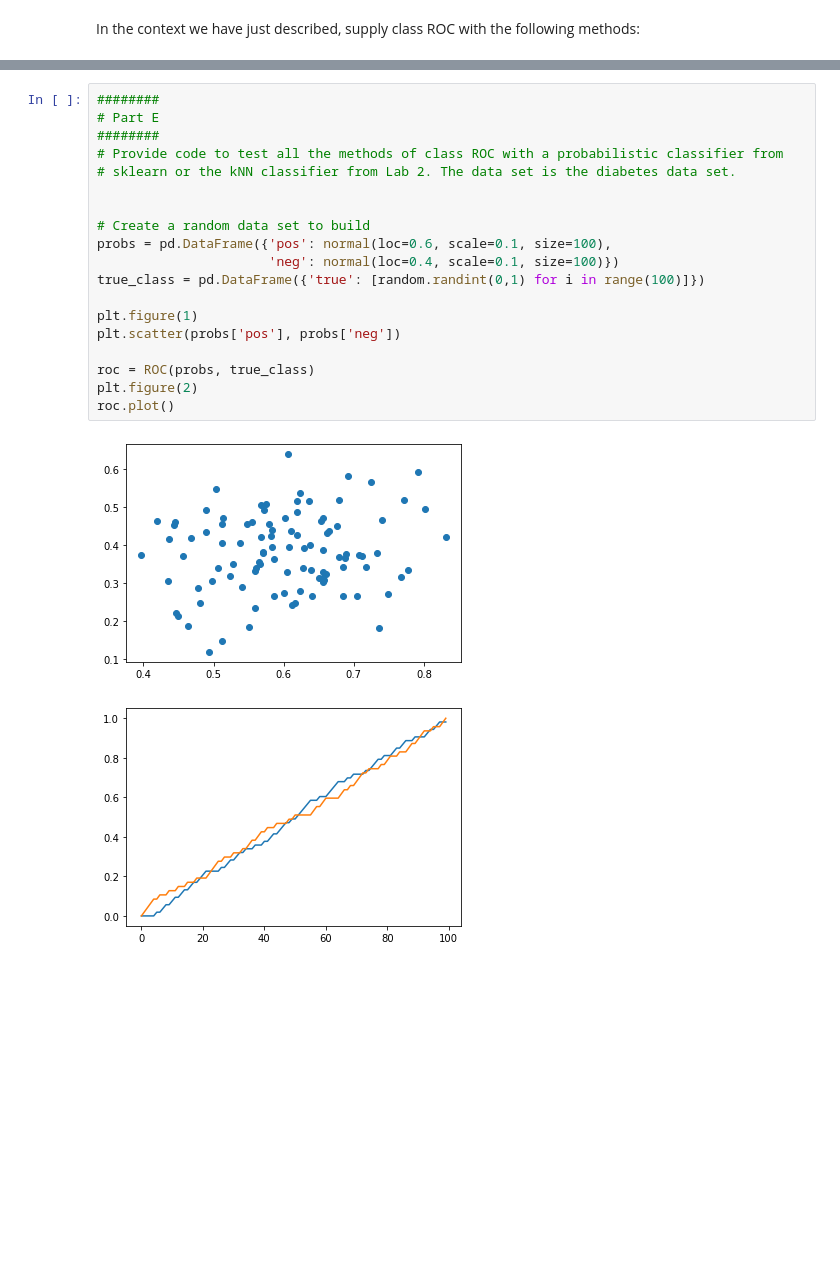
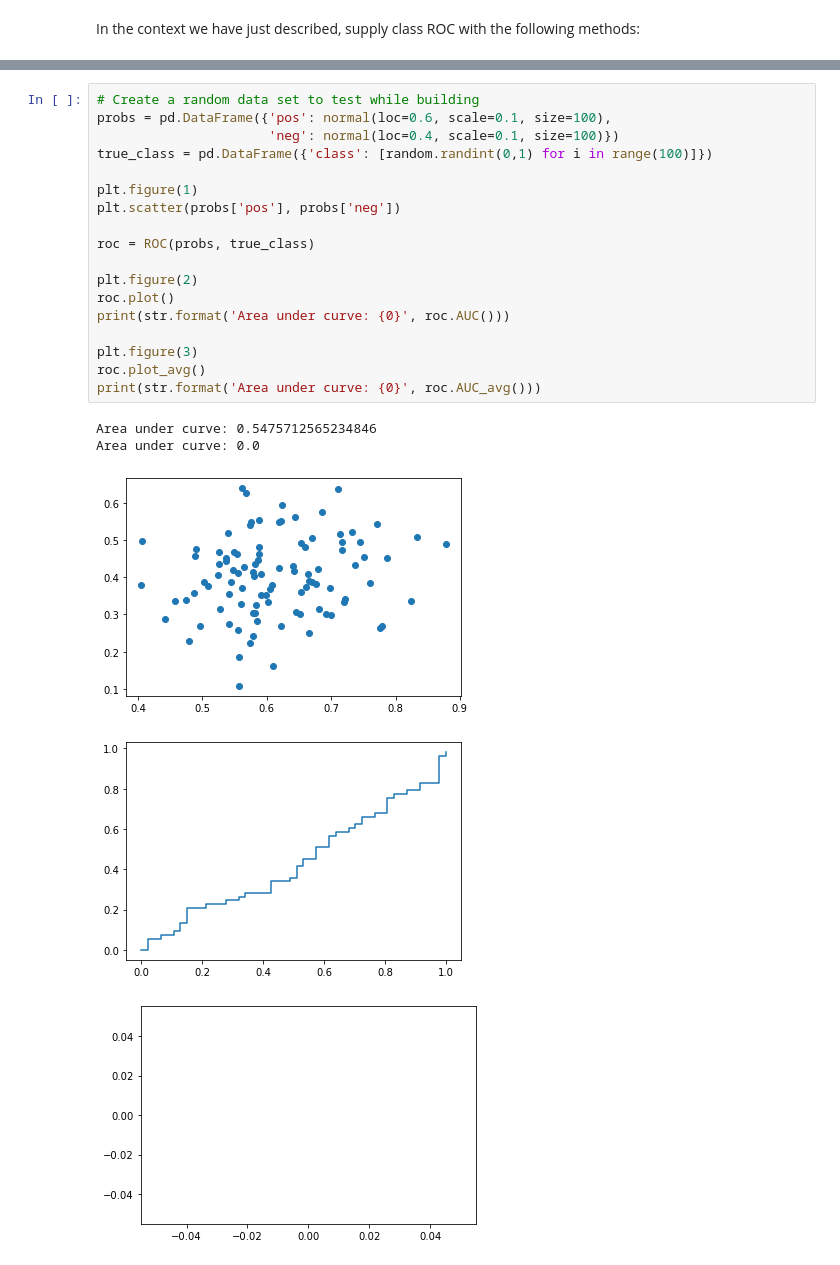
Before and after one commit to S010MON/machine_learning, a Jupyter notebook: Lab_03-ROC_Analysis.ipynb, the cells around one changed output, grey strips where cells are left out. Cells and saved outputs as stored; diff of their text form; blank space fills up the shorter version.

```diff
--- a/Lab_03-ROC_Analysis.ipynb
+++ b/Lab_03-ROC_Analysis.ipynb
@@ -109,22 +171,24 @@ instances of opposite classes that have the same probability for the positive cl
 # %%
-########
-# Part E
-########
-# Provide code to test all the methods of class ROC with a probabilistic classifier from
-# sklearn or the kNN classifier from Lab 2. The data set is the diabetes data set.
-
-
-# Create a random data set to build
+# Create a random data set to test while building
 probs = pd.DataFrame({'pos': normal(loc=0.6, scale=0.1, size=100),
                       'neg': normal(loc=0.4, scale=0.1, size=100)})
-true_class = pd.DataFrame({'true': [random.randint(0,1) for i in range(100)]})
+true_class = pd.DataFrame({'class': [random.randint(0,1) for i in range(100)]})
 
 plt.figure(1)
 plt.scatter(probs['pos'], probs['neg'])
 
 roc = ROC(probs, true_class)
+
 plt.figure(2)
 roc.plot()
+print(str.format('Area under curve: {0}', roc.AUC()))
+
+plt.figure(3)
+roc.plot_avg()
+print(str.format('Area under curve: {0}', roc.AUC_avg()))
 # %% [output]
+Area under curve: 0.5475712565234846
+Area under curve: 0.0
-[figure, old version]
+[figure, new version]
-[figure, old version]
+[figure, new version]
+[figure, added]
```
Also changed, not shown: parts of 7 cells of this notebook.
